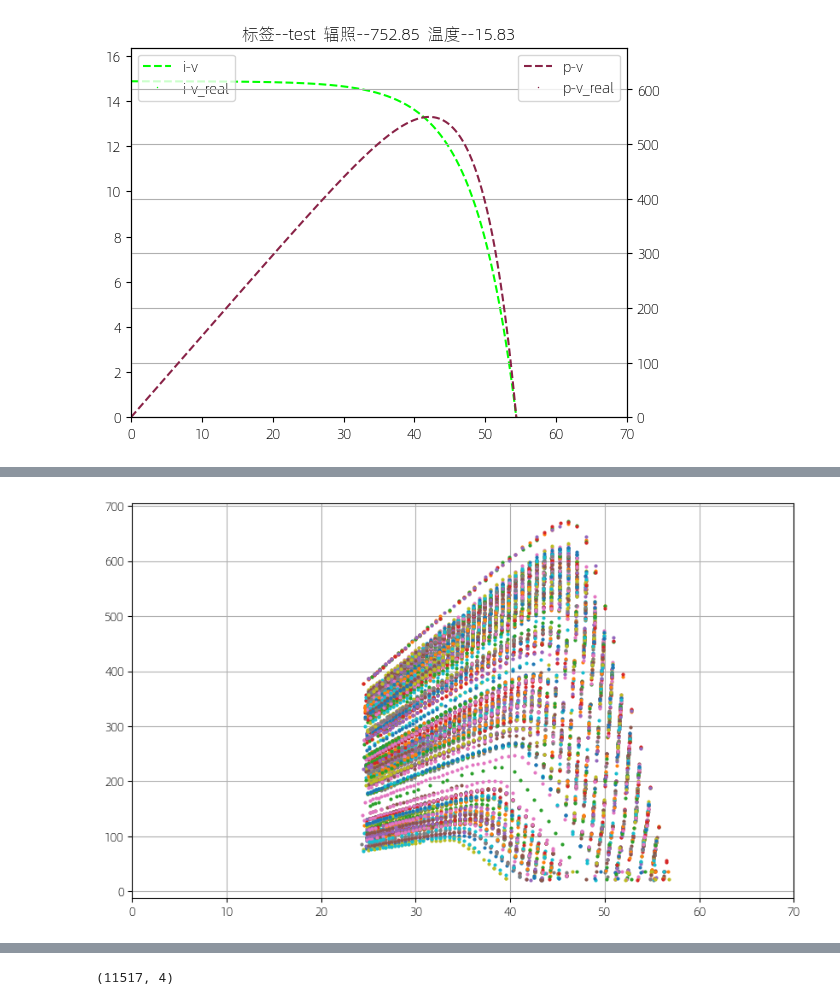
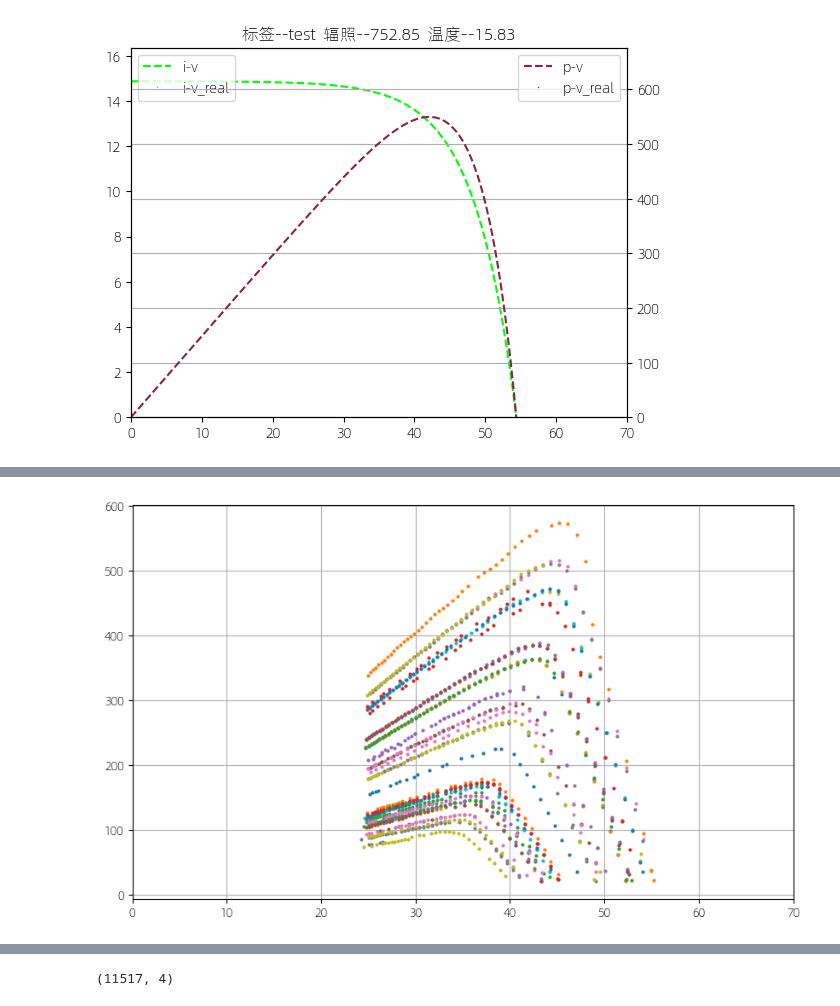
Before and after one commit to chenwt-87/mppt_aliyun, a Jupyter notebook: 组件数据标注.ipynb, the cells around one changed output, grey strips where cells are left out. Cells and saved outputs as stored; diff of their text form; code cells hidden in the pictures.

```diff
--- a/组件数据标注.ipynb
+++ b/组件数据标注.ipynb
@@ -320,13 +335,13 @@ df.dropna(subset=['label_3'],inplace=True)
 # %%
 fig = plt.figure(figsize=[10,6])
 for ll in df.final_label.unique():
     df_l = df[df.final_label == ll]
-    if df_l.shape[0]>=30:
+    if df_l.shape[0]>=50:
         plt.plot(df_l.voltage,df_l.power,'o',markersize=2)
 plt.xlim(0,70)
 plt.grid()
 # %% [output]
-[figure, old version]
+[figure, new version]
 # %%
 tmp = df.groupby('final_label').count().sort_values('voltage')
 # %%
```
Also changed, not shown: parts of 18 cells of this notebook, 10 other files.
